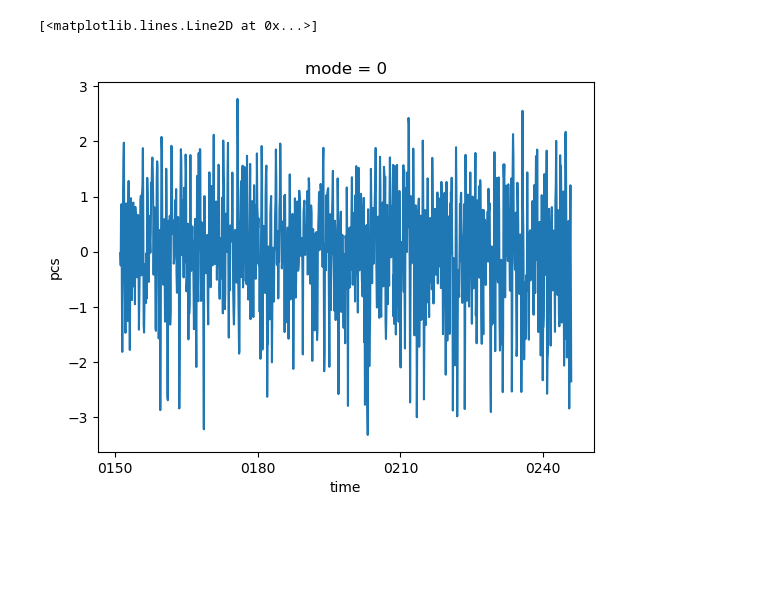
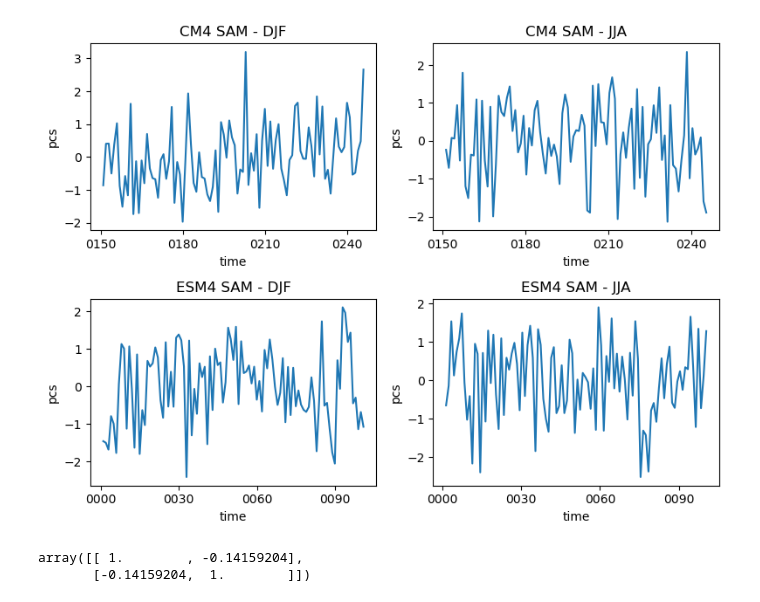
Before and after one commit to keturner8/stormtrack_variability, a Jupyter notebook: notebooks/mode_correlations/SAM.ipynb, the cells around one changed output. Saved outputs shown, nothing was run; the diff lists cells and outputs as text; code cells hidden in the pictures; blank space fills up the shorter version.

```diff
--- a/notebooks/mode_correlations/SAM.ipynb
+++ b/notebooks/mode_correlations/SAM.ipynb
@@ -66,2 +97,23 @@ plt.savefig(f'/work/Katherine.Turner/smaller_projects/hifreq-variability/figures
 # %%
-pcs = solver.pcs(pcscaling=1)
+fig, axs = plt.subplots(nrows=2, ncols=2,
+                        figsize=(8,6)
+                       )
+
+mods = ['CM4', 'ESM4']
+
+for i, m in enumerate(mods):
+    ds_djf = xr.open_dataset(f'/work/Katherine.Turner/smaller_projects/hifreq-variability/data/{m}_DJF_pc1.nc', use_cftime=True)
+    ds_jja = xr.open_dataset(f'/work/Katherine.Turner/smaller_projects/hifreq-variability/data/{m}_JJA_pc1.nc', use_cftime=True)
+
+    ds_djf.pcs[:,0].plot(ax=axs[i][0])
+    axs[i][0].set_title(f'{m} SAM - DJF')
+    ds_jja.pcs[:,0].plot(ax=axs[i][1])
+    axs[i][1].set_title(f'{m} SAM - JJA')
+
+plt.tight_layout()
+
+plt.savefig('/work/Katherine.Turner/smaller_projects/hifreq-variability/figures/SAM_pcs.png',
+           format='png',
+           dpi=100)
+# %% [output]
+[figure, added]
@@ -68,5 +125,6 @@ pcs = solver.pcs(pcscaling=1)
 # %%
-pcs[:,0].plot()
+corr = np.corrcoef(ds_jja.pcs[1:,0],ds_djf.pcs[1:-1,0])
+corr
 # %% [output]
-[<matplotlib.lines.Line2D at 0x...>]
+array([[ 1.        , -0.14159204],
+       [-0.14159204,  1.        ]])
-[figure, removed]
```
Also changed, not shown: parts of 6 cells of this notebook, 1 other file.
